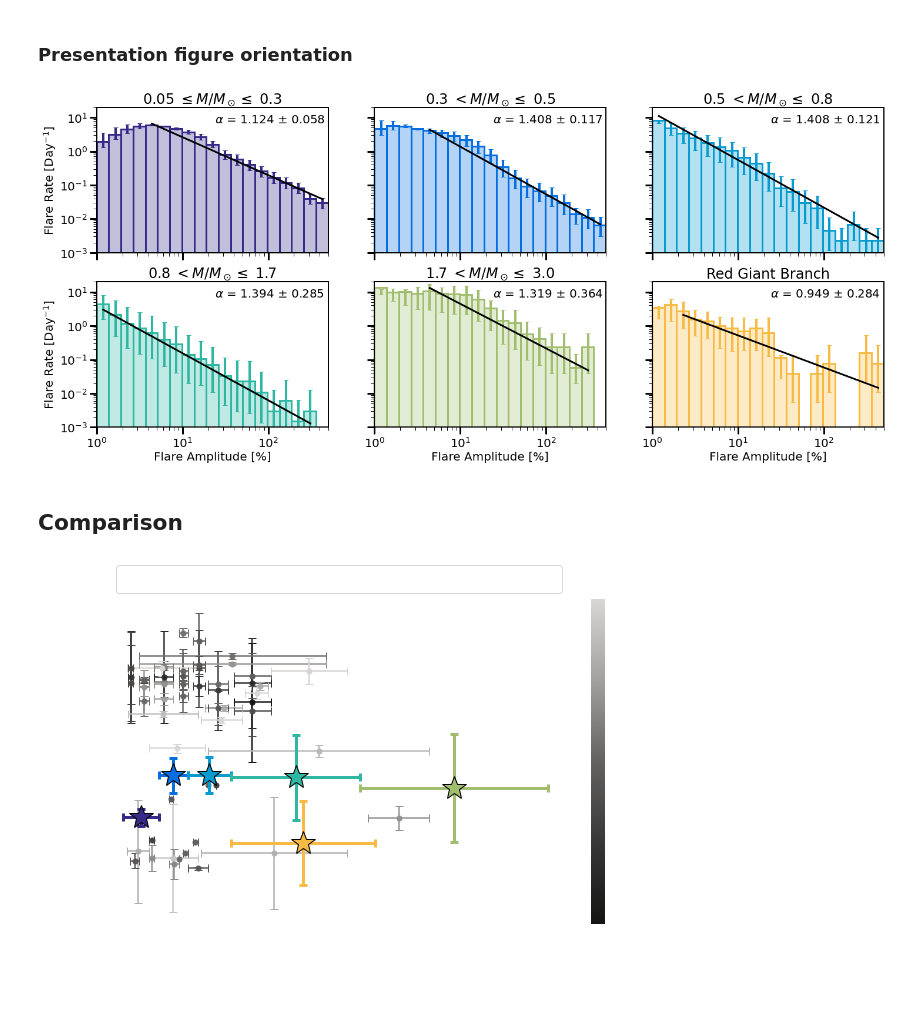
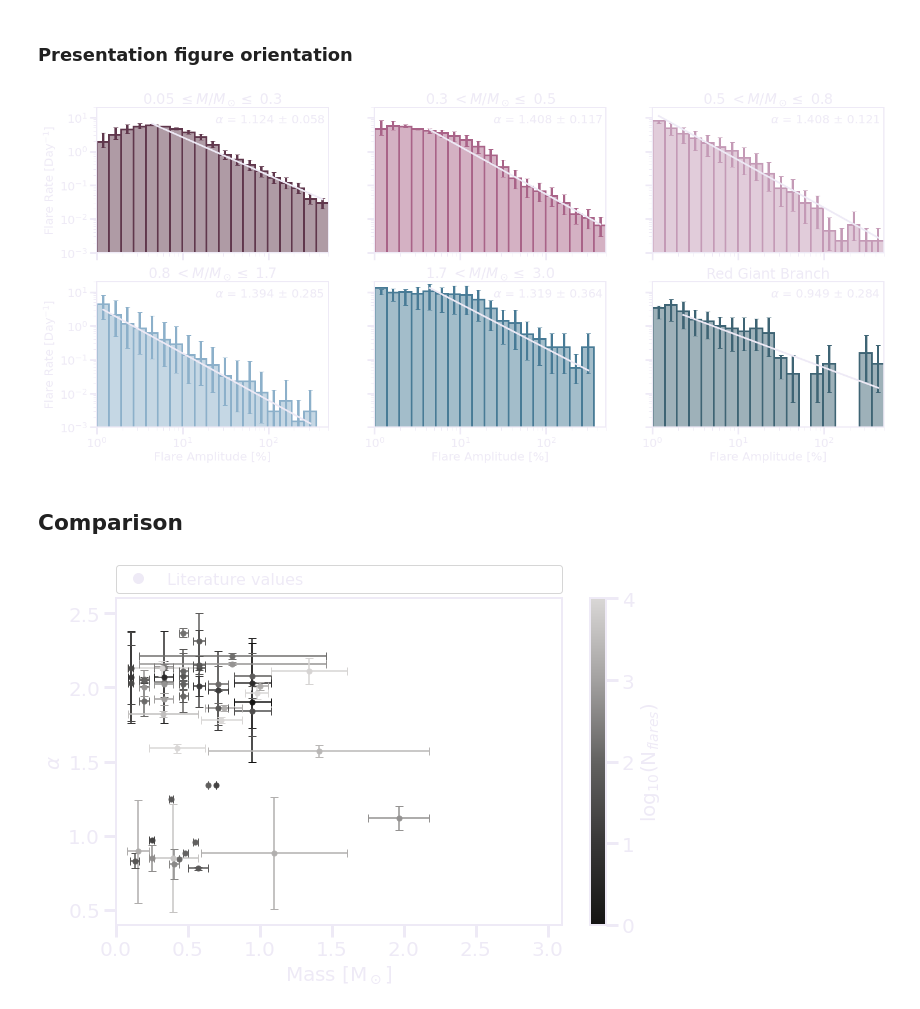
Before and after one commit to afeinstein20/flares_soc, a Jupyter notebook: notebooks/criticality_notebook.ipynb, the cells around one changed output. Cells and saved outputs as stored; diff of their text form; code cells hidden in the pictures.

```diff
--- a/notebooks/criticality_notebook.ipynb
+++ b/notebooks/criticality_notebook.ipynb
@@ -19,7 +19,7 @@ from selection import *
 from tools import *
 from plot import *
 
-COLOR = 'k'
+COLOR = '#EEEAF6'
 
 plt.rcParams['font.size'] = 20
 plt.rcParams['text.color'] = COLOR
@@ -81,7 +81,7 @@ allflares = allflares[(allflares[filters[0]]=='True')&
 # %% [markdown]
 ## Plotting HR Diagram
 # %%
-figdir = '/Users/arcticfox/Documents/GitHub/flares_soc/figures/'
+figdir = '/Users/arcticfox/Documents/flares/criticality/'
 # %%
 # Sets the sizes of points for HR diagram
 s = np.zeros(len(stars))
@@ -89,9 +89,9 @@ s[stars['N_flares_per_day']<0.1] = 2
 s[(stars['N_flares_per_day']>=0.1) & (stars['N_flares_per_day']<0.2)] = 4
 s[stars['N_flares_per_day']>=0.2] = 7
 # %%
-blue = ruwe_cmap()
+blue = present_cmap()
 
-fig, ax1 = plt.subplots(figsize=(9,12), sharex=False)
+fig, ax1 = plt.subplots(figsize=(14,9), sharex=False)
 #fig.set_facecolor('k')
 flaresvmin=0
 flaresvmax=0.3
@@ -107,9 +107,10 @@ im = ax1.scatter(stars['bp_rp'],
                  s=s,
                  vmin=flaresvmin,
                  vmax=flaresvmax,
-                 cmap=cmap,
+                 cmap=cmap.reversed(),
                  zorder=3)
-fig.colorbar(im, label='Flare Rate [day$^{-1}$]')
+cbar = fig.colorbar(im)
+cbar.set_label(label='Flare Rate [day$^{-1}$]', fontsize=24)
 xticks = [-1,0,1,2,3,4,5]
 upxticks = np.array([cmd_mass[cmd_bprp>=0][0],
                      cmd_mass[cmd_bprp>=2][0],
@@ -119,21 +120,24 @@ ax1.set_xticks(xticks)
 
 plt.ylim(17,-5)
 
+"""
 twinticks = [0.327, 1.21, 2.13, 2.78, 4.86]
 ax2 = ax1.twiny()
 ax2.set_xticks(twinticks)
 ax2.set_xticklabels([])
+
 
 types = ['A','F','G','K','M']
 xvals = [-0.9, -0.1, 1, 1.9, 3.6]
 for i in range(len(types)):
     ax1.text(y=-5.2, x=xvals[i], s=types[i])
 ax1.text(y=-6.2, x=2, s='Spectral Type', va='center', ha='center')
+"""
 
-ax1.set_xlabel('Gaia B$_p$ - R$_p$')
-ax1.set_ylabel('Gaia M$_G$')
+ax1.set_xlabel('Gaia B$_p$ - R$_p$', fontsize=24)
+ax1.set_ylabel('Gaia M$_G$', fontsize=24)
 plt.subplots_adjust(hspace=0.1)
 ax1.set_rasterized(True)
-plt.savefig(os.path.join(figdir,'hr_dark.png'), rasterize=True,
+plt.savefig(os.path.join(figdir,'hr_dark_present.png'), rasterize=True,
             bbox_inches='tight', dpi=300, transparent=True)
 # %% [output]
@@ -435,11 +439,14 @@ plt.savefig(os.path.join(figdir, 'histograms_dark.pdf'), rasterize=True,
 # %%
 mcmc_fits = np.load('../catalogs/mcmc_fits.npy')
 
-parula, cinds, oppo = parula_cmap(histplots)
+plt.rcParams['axes.spines.top'] = True
+plt.rcParams['axes.spines.right'] = True
+
+_, cinds, _ = discrete_cmap()
 fig, axes = plt.subplots(figsize=(24,10), ncols=3, nrows=2,
                                                          sharex=True, sharey=True)
 #fig.set_facecolor('w')
-cinds = parula[np.linspace(0, 210, len(histplots), dtype=int)]
+#cinds = parula[np.linspace(0, 210, len(histplots), dtype=int)]
 add_offset=np.full(len(cinds), 10)
 add_offset[0] += 20
 add_offset[-2] += 80
@@ -456,7 +463,7 @@ for ax in axes.reshape(-1):
     ax.hist(dat['amp']*100, bins=bins,
             weights=np.full(len(dat['amp']),
                             1.0/np.nansum(dat['weights'])),
-            alpha=0.3, color=cinds[i])
+            alpha=0.5, color=cinds[i])
     ax.hist(dat['amp']*100, bins=bins, color=cinds[i],
                  edgecolor=cinds[i], linewidth=3,fill=None,
                  weights=np.full(len(dat['amp']),
@@ -478,35 +485,35 @@ for ax in axes.reshape(-1):
                     np.log10(init_offsets[i])+add_offset[i]),
                    binmid)
     if i == 0 or i == 4 or i == 1:
         ax.plot(binmid[q][4:], pl[q][4:], COLOR, lw=3)
     elif i == 2 or i == 3:
         ax.plot(binmid[q], pl[q], COLOR, lw=3)
     else:
         ax.plot(binmid[q][2:], pl[q][2:], COLOR, lw=3)
 
     if i == 0 or i == 3:
         ax.set_ylabel('Flare Rate [Day$^{-1}$]')
     if i >= 3:
         ax.set_xlabel('Flare Amplitude [%]')
 
     if i == 0:
         ax.set_title('{} $\leq M/M_\odot \leq$ {}'.format(starbins[i], starbins[i+1]))
     elif i < 5:
         ax.set_title('{} $< M/M_\odot \leq$ {}'.format(starbins[i], starbins[i+1]))
     else:
         ax.set_title('Red Giant Branch')
     ax.set_rasterized(True)
     i += 1
 
 plt.xscale('log')
 plt.yscale('log')
 plt.ylim(10**-3, 20)
 plt.xlim(1,500)
 
-plt.savefig(os.path.join(figdir, 'histograms.png'), rasterize=True,
+plt.savefig(os.path.join(figdir, 'histograms_present.png'), rasterize=True,
             bbox_inches='tight', dpi=300, transparent=True)
 # %% [output]
-[figure, old version]
+[figure, new version]
 # %%
 np.save('../catalogs/mcmc_fits_high.npy', mcmc_fits_high)
 np.save('../catalogs/mcmc_fits_low.npy', mcmc_fits_low)
@@ -555,7 +562,7 @@ for i in range(len(lit)):
                  xerr=lit['mass_range'][i],
                  yerr=lit['error'][i], capsize=4,
                  marker='o', linestyle='', color=scattercolors[i], ms=5)
-
+"""
 lw=3
 for i in range(len(mcmc_fits)):
     try:
@@ -569,13 +576,14 @@ for i in range(len(mcmc_fits)):
                                  xerr=merr,
                                  yerr=mcmc_fits[i][1],# mcmc_fits[i][2]),
                                  marker='*', linestyle='', color=cinds[i], ms=25,
-                                 zorder=200, capsize=4, markeredgecolor='k',
+                                 zorder=200, capsize=4, markeredgecolor='#0C121C',
                                  lw=lw)
     for cap in caps:
         cap.set_markeredgewidth(lw)
 
 
 plt.plot(-1,0, '*', ms=10, c=COLOR, markeredgecolor=COLOR, lw=2, label='Our sample')
+"""
 plt.plot(-1,0, 'o', ms=5, c=COLOR, markeredgecolor=COLOR, lw=2, label='Literature values')
 plt.xlim(0,3.1)
 plt.ylim(0.4,2.6)
@@ -587,7 +595,7 @@ clb = plt.colorbar(sc, label=r'log$_{10}$(N$_{flares}$)')
 clb.set_ticks(np.arange(0,5,1))
 plt.ylabel(r'$\alpha$')
 plt.xlabel(r'Mass [M$_\odot$]')
-plt.savefig(os.path.join(figdir, 'comparison_dark.png'), transparent=True,
+plt.savefig(os.path.join(figdir, 'comparison_dark_present_without.png'), transparent=True,
             dpi=300, rasterize=True, bbox_inches='tight')
 # %% [output]
-[figure, old version]
+[figure, new version]
```
Also changed, not shown: parts of 2 cells of this notebook, 1 other file.
